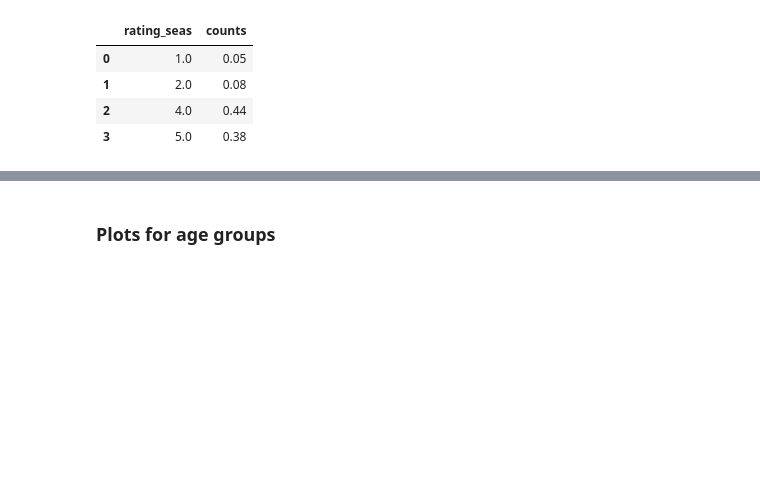
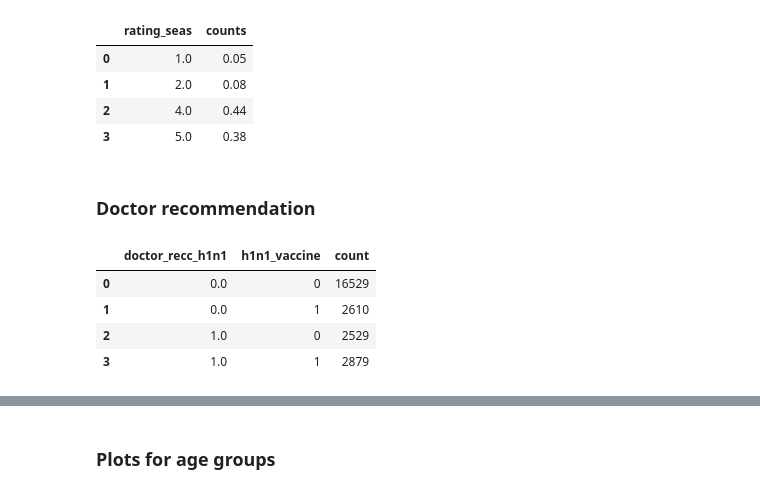
Before and after one commit to RayKwame/TheFluShot, a Jupyter notebook: notebooks/plots_presentation_dashboard.ipynb, the cells around one changed output, grey strips where cells are left out. Cells and saved outputs as stored; diff of their text form; code cells hidden in the pictures; blank space fills up the shorter version.

```diff
--- a/notebooks/plots_presentation_dashboard.ipynb
+++ b/notebooks/plots_presentation_dashboard.ipynb
@@ -425,3 +444,14 @@ fig.update_yaxes(title='Share within sample')
 
 fig.show()
 fig.write_image("../images/opinion_vaccine_effectiveness.png", height=400, width=800)
+# %% [markdown]
+### Doctor recommendation
+# %%
+data_reco_h1n1= df.groupby(["doctor_recc_h1n1","h1n1_vaccine"],as_index=True)["doctor_recc_h1n1"].count().reset_index(name="count")
+data_reco_h1n1
+# %% [output]
+|  | doctor_recc_h1n1 | h1n1_vaccine | count |
+| 0 | 0.0 | 0 | 16529 |
+| 1 | 0.0 | 1 | 2610 |
+| 2 | 1.0 | 0 | 2529 |
+| 3 | 1.0 | 1 | 2879 |
```
Also changed, not shown: parts of 6 cells of this notebook, 1 other file.
